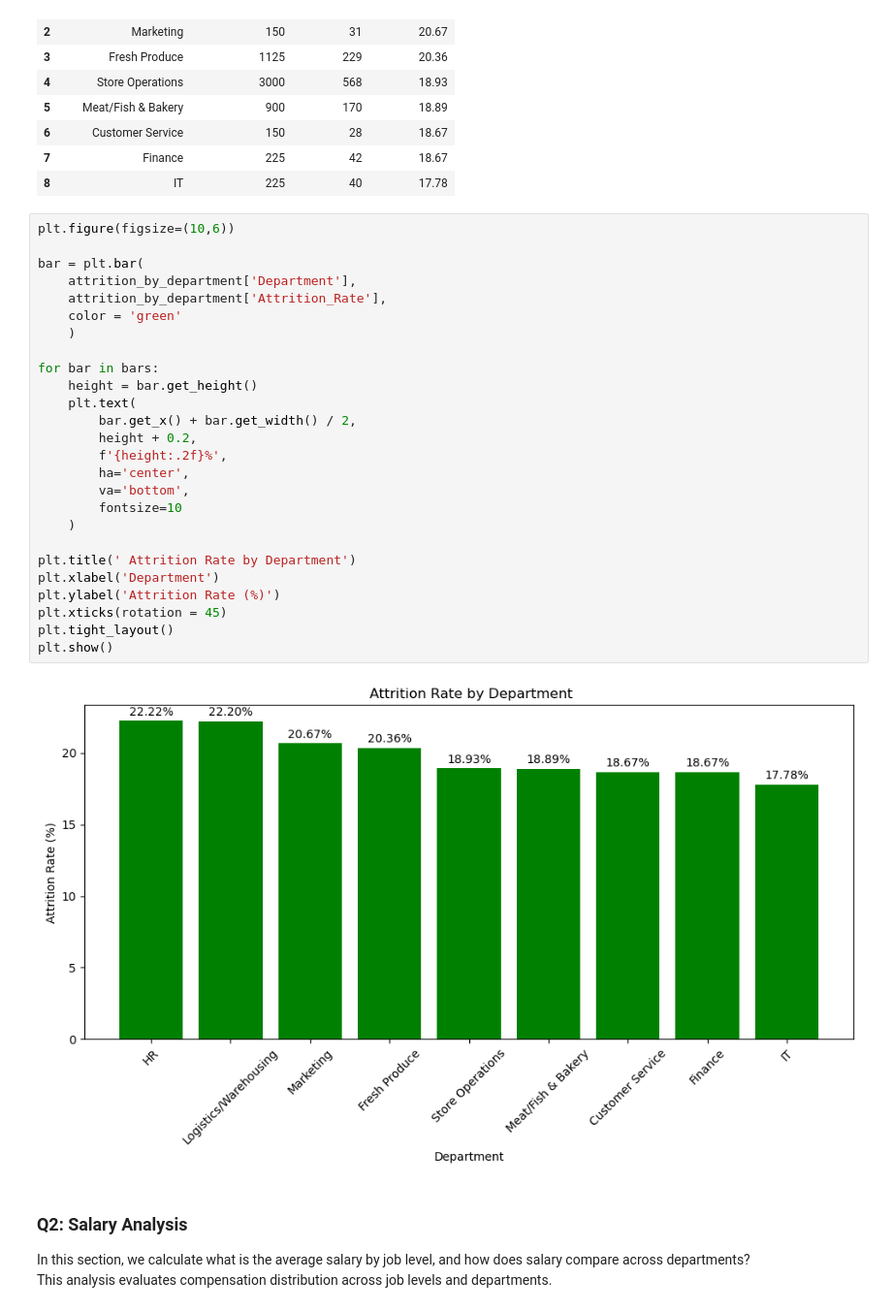
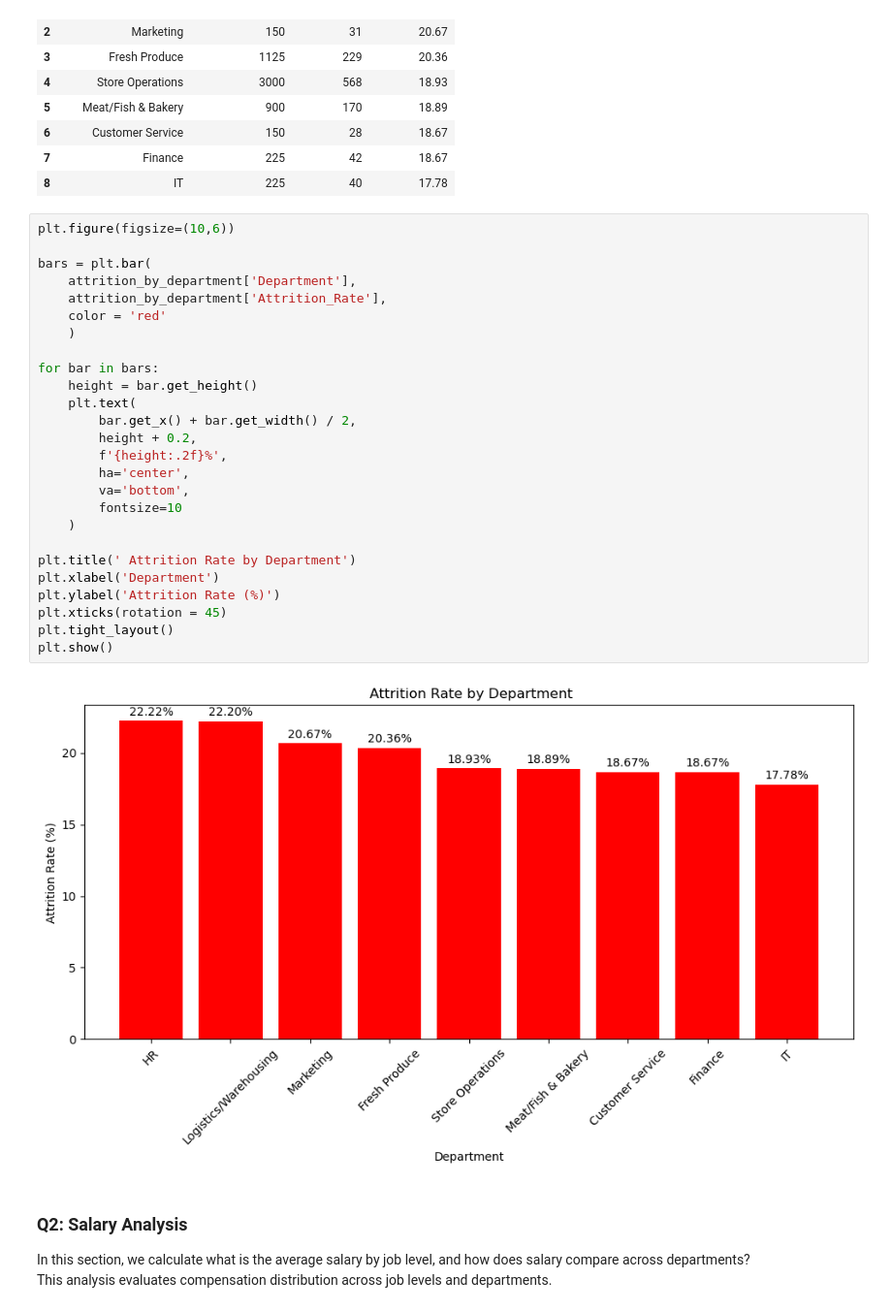
Before and after one commit to ChiBao-v/hr-analytics-workforce-performance, a Jupyter notebook: notebooks/exploratory_data_analysis.ipynb, the cells around one changed output. Shown at 97% size. Cells and saved outputs as stored; diff of their text form.

```diff
--- a/notebooks/exploratory_data_analysis.ipynb
+++ b/notebooks/exploratory_data_analysis.ipynb
@@ -465,31 +465,31 @@ Overall attrition rate: 19.88%
 # %%
 plt.figure(figsize=(10,6))
 
-bar = plt.bar(
+bars = plt.bar(
     attrition_by_department['Department'],
     attrition_by_department['Attrition_Rate'],
-    color = 'green'
+    color = 'red'
     )
 
 for bar in bars:
     height = bar.get_height()
     plt.text(
         bar.get_x() + bar.get_width() / 2,
         height + 0.2,
         f'{height:.2f}%',
         ha='center',
         va='bottom',
         fontsize=10
     )
 
 plt.title(' Attrition Rate by Department')
 plt.xlabel('Department')
 plt.ylabel('Attrition Rate (%)')
 plt.xticks(rotation = 45)
 plt.tight_layout()
 plt.show()
 # %% [output]
-[figure, old version]
+[figure, new version]
 # %% [markdown]
 ### Q2: Salary Analysis
 In this section, we calculate what is the average salary by job level, and how does salary compare across departments?
```
Also changed, not shown: parts of 18 cells of this notebook.
